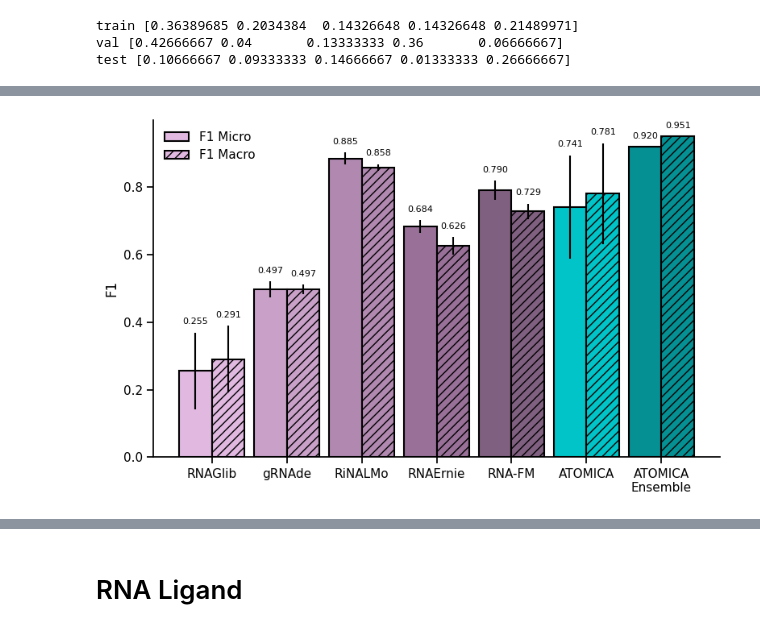
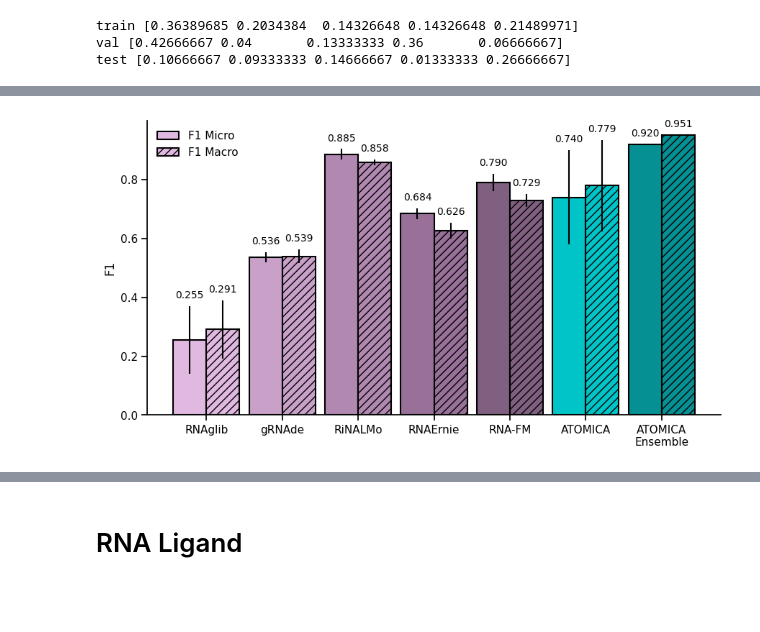
Before and after one commit to mims-harvard/ATOMICA, a Jupyter notebook: case_studies/rnaglib_tasks/results.ipynb, the cells around one changed output, grey strips where cells are left out. Cells and saved outputs as stored; diff of their text form; code cells hidden in the pictures; blank space fills up the shorter version.

```diff
--- a/case_studies/rnaglib_tasks/results.ipynb
+++ b/case_studies/rnaglib_tasks/results.ipynb
@@ -23,7 +23,7 @@ from glob import glob
 sns.set_context("notebook")
 custom_colors = ['#E0B8E0', '#C8A0C8', '#B088B0', '#987098', '#806080', '#00C4C7', '#059094']
 xtick_map = {
-    'RNAGlib': 'RNAGlib',
+    'RNAGlib': 'RNAglib',
     'grnade': 'gRNAde',
     'rinalmo': 'RiNALMo',
     'rnafm': 'RNA-FM',
@@ -34,11 +34,13 @@ xtick_map = {
     'rinalmo (ensemble)': 'RiNALMo\nEnsemble',
     'rnaernie (ensemble)': 'RNAErnie\nEnsemble',
     'rnafm (ensemble)': 'RNA-FM\nEnsemble',
-    'atomica-rnafm-ensemble': 'ATOMICA RNA-FM\nEnsemble',
+    'atomica-rnafm-ensemble': 'ATOMICA\nRNA-FM\nEnsemble',
     'atomica-rnafm': 'ATOMICA RNA-FM',
-    'RNAGlib (ensemble)': 'RNAGlib\nEnsemble',
+    'RNAGlib (ensemble)': 'RNAglib\nEnsemble',
 }
 
 DATA_DIR="/n/holylfs06/LABS/mzitnik_lab/Lab/afang/ATOMICA/baselines/rnaglib_tasks"
 MODEL_DIR="/n/netscratch/mzitnik_lab/Lab/afang/ATOMICA/baselines/rnaglib_benchmark"
-SAVED_MODEL_DIR="/n/holylfs06/LABS/mzitnik_lab/Lab/afang/ATOMICA/baselines/rnaglib_tasks/models/atomica"
+SAVED_MODEL_DIR="/n/holylabs/LABS/mzitnik_lab/Users/afang/ATOMICA/checkpoints/benchmarks"
+
+plt.rcParams.update({"font.size": 14})
@@ -46,7 +242,13 @@ SAVED_MODEL_DIR="/n/holylfs06/LABS/mzitnik_lab/Lab/afang/ATOMICA/baselines/rnagl
 def process_atomica_rnafm_mlp_results(results_dir: str, val_metric: str) -> pd.DataFrame:
     model_name = os.path.basename(os.path.dirname(results_dir))
     task_name = os.path.basename(results_dir)
-    test_true = np.load(f"{DATA_DIR}/{task_name}/{task_name}_test_labels_{model_name}.npy")
+
+    if task_name == "RNA_Ligand_pocket":
+        test_true = np.load(f"{DATA_DIR}/RNA_Ligand/RNA_Ligand_test_labels_{model_name}_pocket.npy")
+    elif task_name == "RNAGo_subseq":
+        test_true = np.load(f"{DATA_DIR}/RNAGo/RNAGo_test_labels_{model_name}_subseq.npy")
+    else:
+        test_true = np.load(f"{DATA_DIR}/{task_name}/{task_name}_test_labels_{model_name}.npy")
 
     versions = os.listdir(results_dir)
     if len(versions) != 1:
@@ -58,10 +260,10 @@ def process_atomica_rnafm_mlp_results(results_dir: str, val_metric: str) -> pd.D
     for seed in os.listdir(os.path.join(results_dir, best_version)):
         test_probs = np.load(os.path.join(results_dir, best_version, seed, "test_probabilities.npy"))
 
-        if task_name == "RNA_Ligand":
+        if task_name.startswith("RNA_Ligand"):
             preds = np.argmax(test_probs, axis=1)
             test_metrics = compute_multiclass_metrics(test_true, preds, y_proba=test_probs)
-        elif task_name == "RNAGo":
+        elif task_name.startswith("RNAGo"):
             preds = test_probs >= 0.5
             test_metrics = compute_multilabel_metrics(
                 test_true, y_pred=preds, y_proba=test_probs
@@ -78,10 +280,10 @@ def process_atomica_rnafm_mlp_results(results_dir: str, val_metric: str) -> pd.D
         test_metrics['checkpoint_path'] = os.path.join(results_dir, best_version, seed)
         test_results.append(test_metrics)
     ensemble_probs = np.mean(np.stack(ensemble_probs), axis=0)
-    if task_name == "RNA_Ligand":
+    if task_name.startswith("RNA_Ligand"):
         preds = np.argmax(ensemble_probs, axis=1)
         test_metrics = compute_multiclass_metrics(test_true, preds, y_proba=ensemble_probs)
-    elif task_name == "RNAGo":
+    elif task_name.startswith("RNAGo"):
         preds = ensemble_probs >= 0.5
         test_metrics = compute_multilabel_metrics(test_true, preds, y_proba=ensemble_probs)
     else:
@@ -220,6 +422,10 @@ Not SOTA
 # %%
 baselines = []
 for baseline_model in ["rinalmo","rnafm","rnaernie","grnade"]:
+    if baseline_model != "grnade":
+        task_name = "RNAGo_subseq"
+    else:
+        task_name = "RNAGo"
     df = process_atomica_rnafm_mlp_results(f"{DATA_DIR}/{baseline_model}/RNAGo", "best_val_f1")
     df['baseline_model'] = baseline_model
     baselines.append(df)
@@ -446,7 +622,7 @@ display(all_metrics)
 # %%
 to_plot = pd.concat([
     baseline_agg_results[~baseline_agg_results.index.str.contains('(ensemble)')],
-    all_metrics,
+    all_metrics[~all_metrics.index.str.contains('-val')],
 ])
 to_plot = to_plot.reset_index()
 to_plot.rename(columns={'index': 'model'}, inplace=True)
@@ -466,7 +642,7 @@ f1_macro_means = to_plot[('f1_macro', 'mean')].values
 f1_macro_stds = to_plot[('f1_macro', 'std')].values
 
 # Create the plot
-fig, ax = plt.subplots(figsize=(8, 5))
+fig, ax = plt.subplots(figsize=(9, 5))
 
 # Plot bars side by side with no gap (adjacent positions)
 # f1_micro bars (left, solid)
@@ -485,37 +661,37 @@ for i in range(n_models):
                  hatch='///', label='F1 Macro' if i == 0 else '')
     bars2.append(bar)
 
 # Add error bars
 ax.errorbar(x - width/2, f1_micro_means, yerr=f1_micro_stds,
             fmt='none', c='black', elinewidth=1.5, capsize=0)
 ax.errorbar(x + width/2, f1_macro_means, yerr=f1_macro_stds,
             fmt='none', c='black', elinewidth=1.5, capsize=0)
 
 # Add text labels on top of bars
 for i in range(n_models):
     # F1 Micro label
     y_pos_micro = f1_micro_means[i] + (f1_micro_stds[i] if not np.isnan(f1_micro_stds[i]) else 0) + 0.02
     ax.text(x[i] - width/2, y_pos_micro, f'{f1_micro_means[i]:.3f}',
-            ha='center', va='bottom', fontsize=8)
+            ha='center', va='bottom', fontsize=10)
 
     # F1 Macro label
     y_pos_macro = f1_macro_means[i] + (f1_macro_stds[i] if not np.isnan(f1_macro_stds[i]) else 0) + 0.02
     ax.text(x[i] + width/2, y_pos_macro, f'{f1_macro_means[i]:.3f}',
-            ha='center', va='bottom', fontsize=8)
+            ha='center', va='bottom', fontsize=10)
 
 # Customize the plot
 ax.set_ylabel('F1', fontsize=12)
 ax.set_xlabel('', fontsize=12)
 ax.set_xticks(x)
 ax.set_xticklabels([xtick_map[model] for model in to_plot['model']])
 ax.legend(loc='best', frameon=False)
 sns.despine()
 
 plt.tight_layout()
-plt.savefig(f"{DATA_DIR}/rnago_f1_comparison.svg", format='svg')
+plt.savefig("figures/rnago_f1_comparison.svg", format='svg')
 plt.show()
 # %% [output]
-[figure, old version]
+[figure, new version]
 # %%
 to_plot = pd.concat([
     baseline_agg_results[~baseline_agg_results.index.str.contains('(ensemble)')],
```
Also changed, not shown: parts of 46 cells of this notebook, 12 other files.
